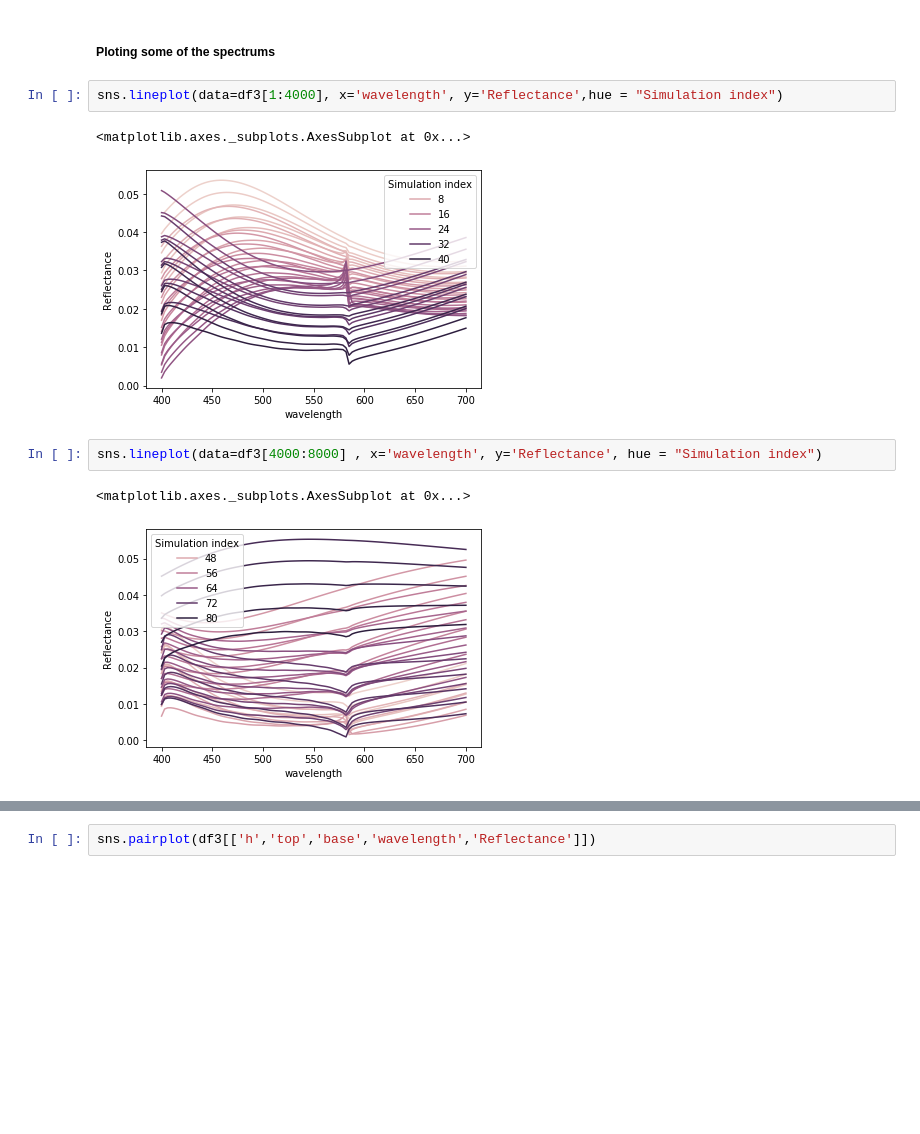
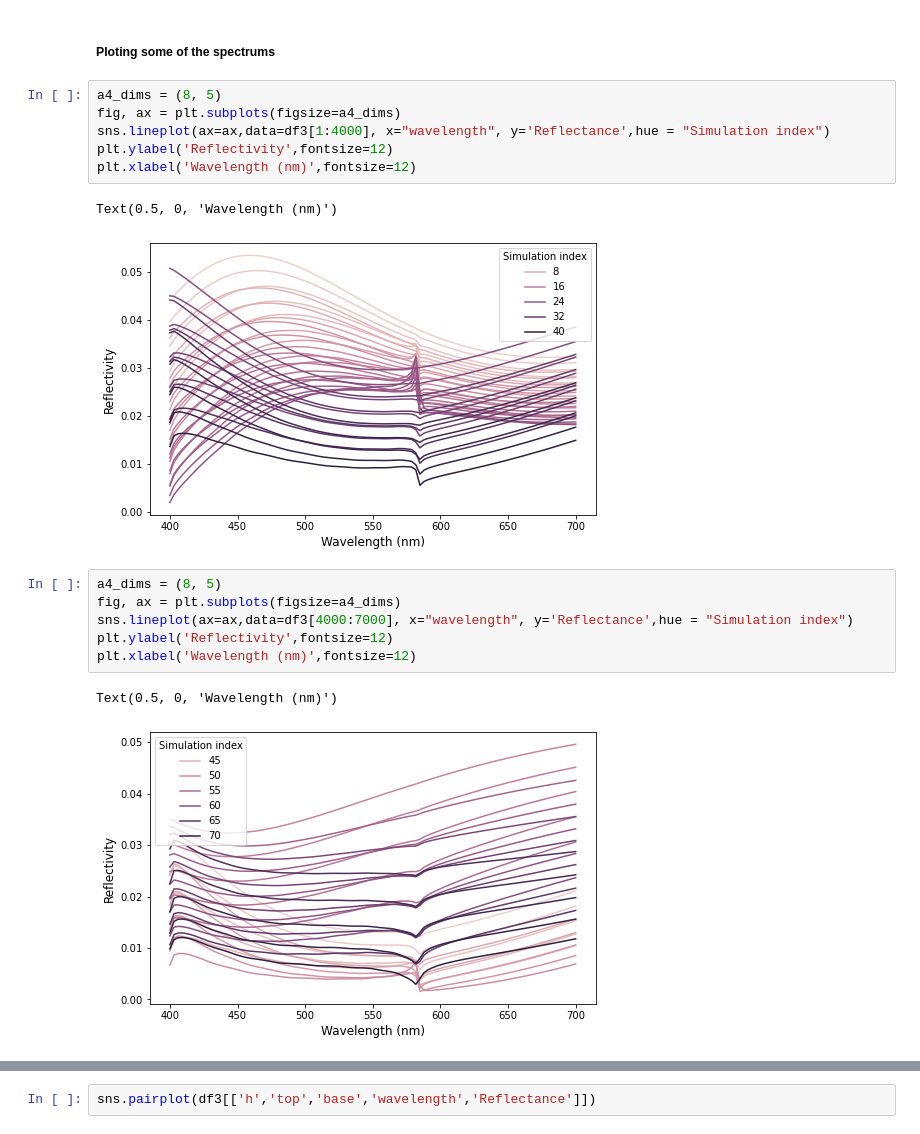
Before and after one commit to Nanometrisis/Nanomet_project_2021, a Jupyter notebook: Nanomet_processing_and_modeling.ipynb, the cells around one changed output, grey strips where cells are left out. Saved outputs shown, nothing was run; the diff lists cells and outputs as text; blank space fills up the shorter version.

```diff
--- a/Nanomet_processing_and_modeling.ipynb
+++ b/Nanomet_processing_and_modeling.ipynb
@@ -110,12 +135,20 @@ len(df3['base'].unique())
 # %% [markdown]
 ##### Ploting some of the spectrums
 # %%
-sns.lineplot(data=df3[1:4000], x='wavelength', y='Reflectance',hue = "Simulation index")
+a4_dims = (8, 5)
+fig, ax = plt.subplots(figsize=a4_dims)
+sns.lineplot(ax=ax,data=df3[1:4000], x="wavelength", y='Reflectance',hue = "Simulation index")
+plt.ylabel('Reflectivity',fontsize=12)
+plt.xlabel('Wavelength (nm)',fontsize=12)
 # %% [output]
-<matplotlib.axes._subplots.AxesSubplot at 0x...>
+Text(0.5, 0, 'Wavelength (nm)')
-[figure, old version]
+[figure, new version]
 # %%
-sns.lineplot(data=df3[4000:8000] , x='wavelength', y='Reflectance', hue = "Simulation index")
+a4_dims = (8, 5)
+fig, ax = plt.subplots(figsize=a4_dims)
+sns.lineplot(ax=ax,data=df3[4000:7000], x="wavelength", y='Reflectance',hue = "Simulation index")
+plt.ylabel('Reflectivity',fontsize=12)
+plt.xlabel('Wavelength (nm)',fontsize=12)
 # %% [output]
-<matplotlib.axes._subplots.AxesSubplot at 0x...>
+Text(0.5, 0, 'Wavelength (nm)')
-[figure, old version]
+[figure, new version]
```
Also changed, not shown: parts of 75 cells of this notebook, 10 other files.
